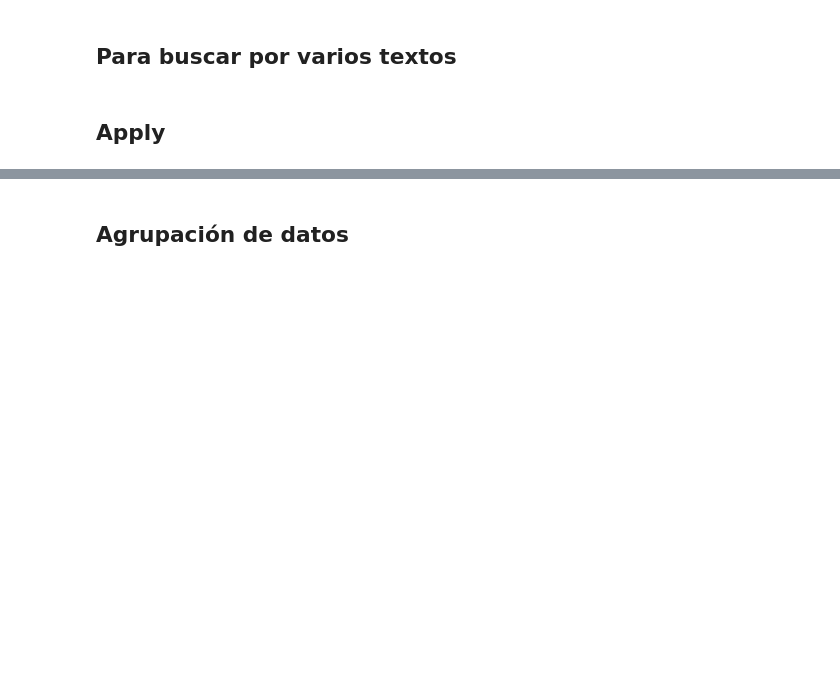
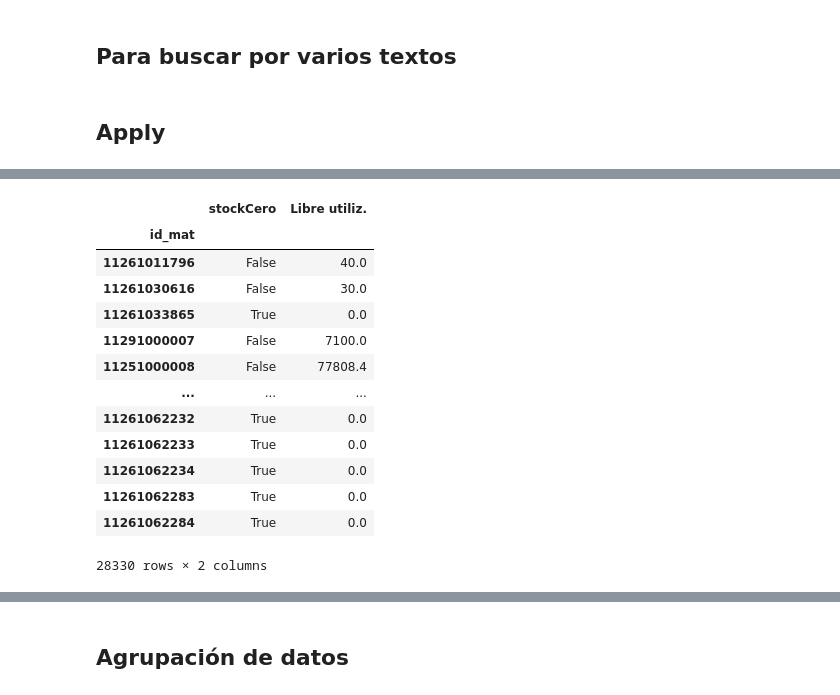
Before and after one commit to vordonez74/notebook, a Jupyter notebook: Pandas.ipynb, the cells around one changed output, grey strips where cells are left out. Cells and saved outputs as stored; diff of their text form; code cells hidden in the pictures; blank space fills up the shorter version.

```diff
--- a/Pandas.ipynb
+++ b/Pandas.ipynb
@@ -101,3 +291,20 @@ mat.head(10)
+# %%
+mat[["stockCero",'Libre utiliz.']]
+# %% [output]
+|  | stockCero | Libre utiliz. |
+| id_mat |  |  |
+| 11261011796 | False | 40.0 |
+| 11261030616 | False | 30.0 |
+| 11261033865 | True | 0.0 |
+| 11291000007 | False | 7100.0 |
+| 11251000008 | False | 77808.4 |
+| ... | ... | ... |
+| 11261062232 | True | 0.0 |
+| 11261062233 | True | 0.0 |
+| 11261062234 | True | 0.0 |
+| 11261062283 | True | 0.0 |
+| 11261062284 | True | 0.0 |
+28330 rows × 2 columns
 # %%
 def calculoValor(fila):
     resultado = fila['Libre utiliz.'] * fila['PrMedioVar']
```
Also changed, not shown: parts of 31 cells of this notebook, 3 other files.
